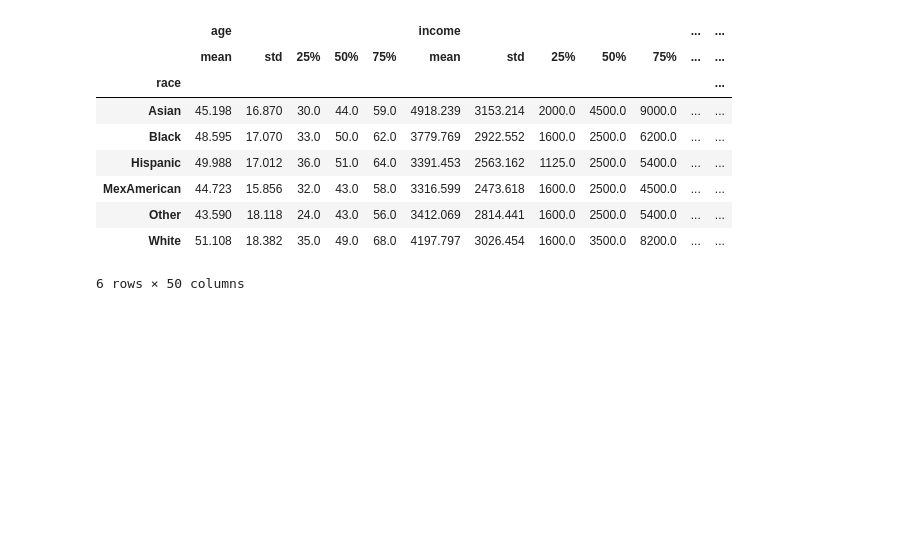
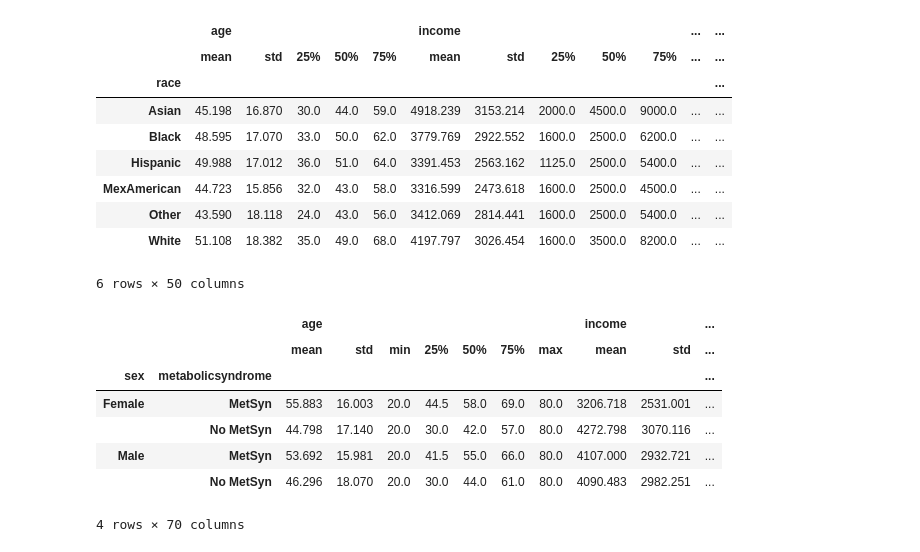
Before and after one commit to LukeMeyer2022/Profile, a Jupyter notebook: Descriptive Analysis_Mets.ipynb, the cells around one changed output. Cells and saved outputs as stored; diff of their text form; code cells hidden in the pictures; blank space fills up the shorter version.

```diff
--- a/Descriptive Analysis_Mets.ipynb
+++ b/Descriptive Analysis_Mets.ipynb
@@ -92,3 +92,26 @@ description_data_race
 | Other | 43.590 | 18.118 | 24.0 | 43.0 | 56.0 | 3412.069 | 2814.441 | 1600.0 | 2500.0 | 5400.0 | ... | ... |
 | White | 51.108 | 18.382 | 35.0 | 49.0 | 68.0 | 4197.797 | 3026.454 | 1600.0 | 3500.0 | 8200.0 | ... | ... |
 6 rows × 50 columns
+# %%
+def describe_data(df, group_cols, output_filename):
+    df_modified = df.drop(columns=['seqn'])
+    grouped = df_modified.groupby(group_cols)
+    description = grouped.describe().round(3)
+    description = description.loc[:, (slice(None), ['mean', 'std', 'min', '25%', '50%', '75%', 'max'])]
+    description.to_csv(output_filename)
+
+    return description
+
+group_cols = ["sex", "metabolicsyndrome"]
+output_filename = 'stratified_summary_data_sex_metabolic.csv'
+description_data_sex_metabolic = describe_data(df, group_cols, output_filename)
+description_data_sex_metabolic
+# %% [output]
+|  |  | age |  |  |  |  |  |  | income |  | ... |
+|  |  | mean | std | min | 25% | 50% | 75% | max | mean | std | ... |
+| sex | metabolicsyndrome |  |  |  |  |  |  |  |  |  | ... |
+| Female | MetSyn | 55.883 | 16.003 | 20.0 | 44.5 | 58.0 | 69.0 | 80.0 | 3206.718 | 2531.001 | ... |
+|  | No MetSyn | 44.798 | 17.140 | 20.0 | 30.0 | 42.0 | 57.0 | 80.0 | 4272.798 | 3070.116 | ... |
+| Male | MetSyn | 53.692 | 15.981 | 20.0 | 41.5 | 55.0 | 66.0 | 80.0 | 4107.000 | 2932.721 | ... |
+|  | No MetSyn | 46.296 | 18.070 | 20.0 | 30.0 | 44.0 | 61.0 | 80.0 | 4090.483 | 2982.251 | ... |
+4 rows × 70 columns
```
Also changed, not shown: 1 other file.
